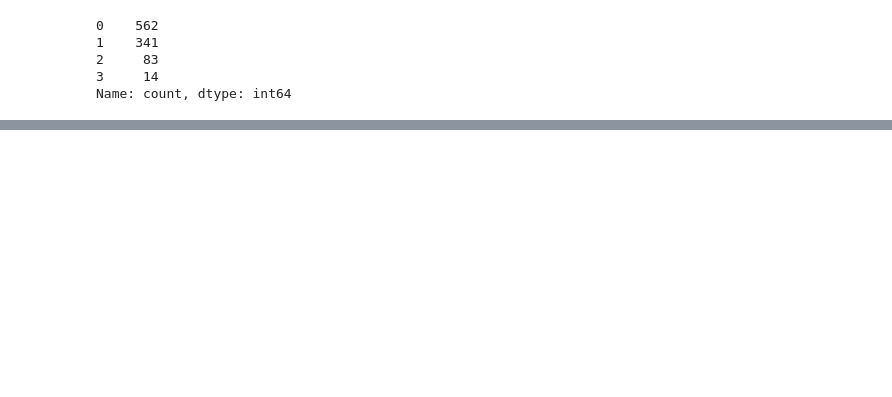
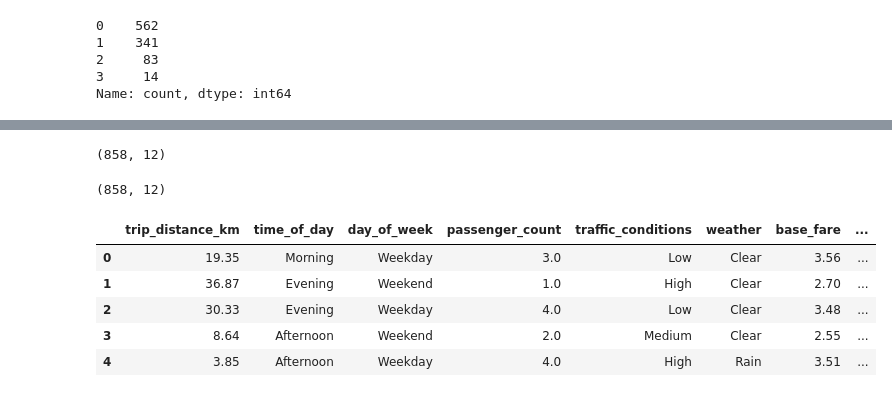
Before and after one commit to Oskara1209/taxi-prediction-fullstack-Oskar-OPA24, a Jupyter notebook: explorations/eda.ipynb, the cells around one changed output, grey strips where cells are left out. Cells and saved outputs as stored; diff of their text form; code cells hidden in the pictures; blank space fills up the shorter version.

```diff
--- a/explorations/eda.ipynb
+++ b/explorations/eda.ipynb
@@ -87,0 +131,10 @@ dtype: int64
+# %%
+# Fill categorical with most common
+
+cat_cols = ["Time_of_Day", "Day_of_Week", "Traffic_Conditions", "Weather"]
+
+for c in cat_cols:
+    if c in df_clean:
+        most_common = df_clean[c].mode()[0]
+        df_clean[c] = df_clean[c].fillna(most_common)
+        print(f"{c} filled with most common value: {most_common}")
@@ -87,0 +146,10 @@ dtype: int64
+# %%
+#Fill numeric with median
+
+num_cols = ["Passenger_Count", "Base_Fare", "Per_Km_Rate", "Per_Minute_Rate"]
+
+for c in num_cols:
+    if c in df_clean:
+        median_val = df_clean[c].median()
+        df_clean[c] = df_clean[c].fillna(median_val)
+        print(f"{c} filled with median value: {median_val}")
@@ -87,0 +177,24 @@ dtype: int64
+# %%
+# change column names
+df_clean.columns = df_clean.columns.str.lower()
+# %%
+df_clean.shape
+# %% [output]
+(858, 12)
+# %%
+from pathlib import Path
+
+clean_data_path = Path("../src/taxipred/data/taxi_trip_pricing_clean.csv")
+df_clean.to_csv(clean_data_path, index= False)
+
+check = pd.read_csv("../src/taxipred/data/taxi_trip_pricing_clean.csv")
+print(check.shape)
+check.head()
+# %% [output]
+(858, 12)
+|  | trip_distance_km | time_of_day | day_of_week | passenger_count | traffic_conditions | weather | base_fare | ... |
+| 0 | 19.35 | Morning | Weekday | 3.0 | Low | Clear | 3.56 | ... |
+| 1 | 36.87 | Evening | Weekend | 1.0 | High | Clear | 2.70 | ... |
+| 2 | 30.33 | Evening | Weekday | 4.0 | Low | Clear | 3.48 | ... |
+| 3 | 8.64 | Afternoon | Weekend | 2.0 | Medium | Clear | 2.55 | ... |
+| 4 | 3.85 | Afternoon | Weekday | 4.0 | High | Rain | 3.51 | ... |
```
Also changed, not shown: parts of 13 cells of this notebook.
